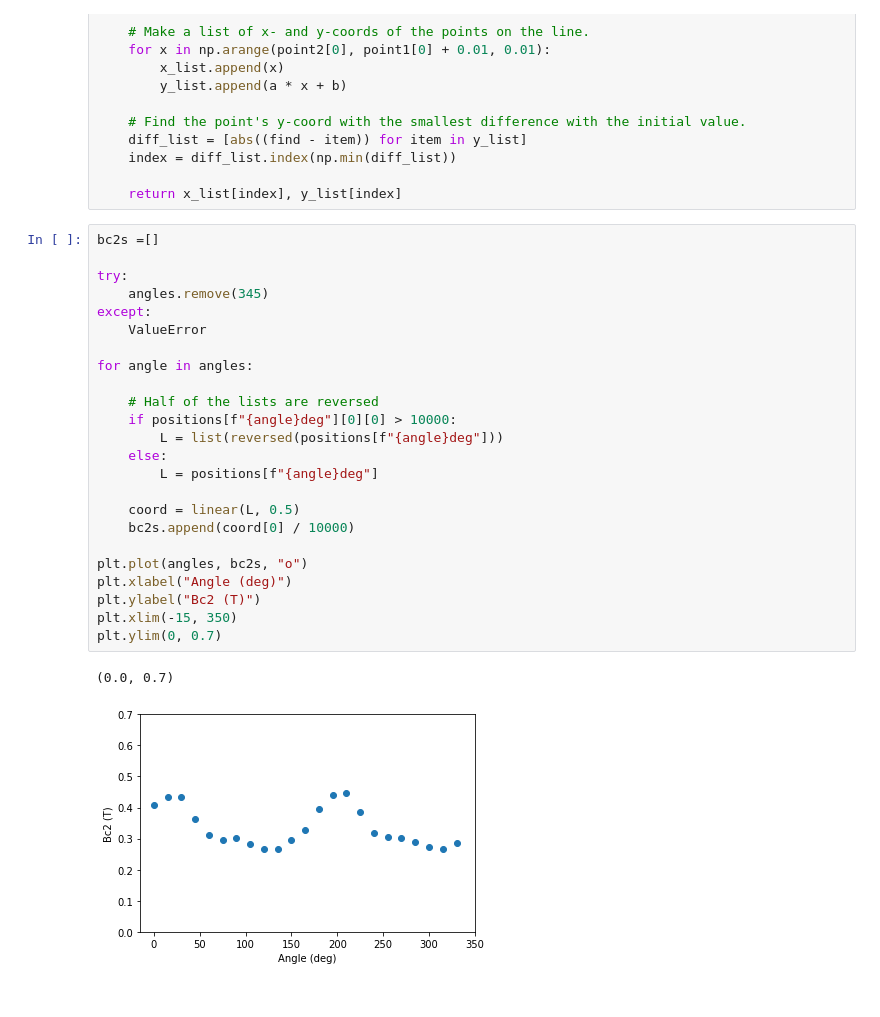
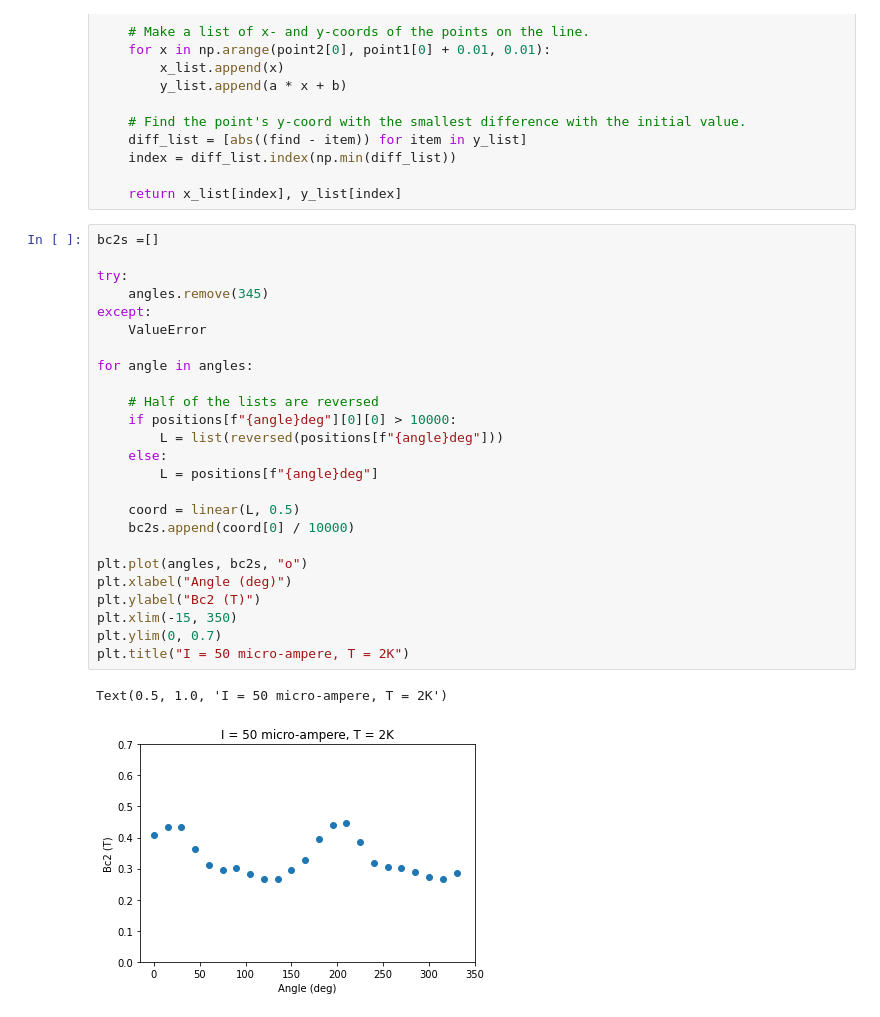
Before and after one commit to DerkNiessink/research-practicum, a Jupyter notebook: research.ipynb, the cells around one changed output. Drawn from its saved outputs; the diff is of its cells as text.

```diff
--- a/research.ipynb
+++ b/research.ipynb
@@ -301,27 +301,28 @@ def linear(data, percentage):
 # %%
 bc2s =[]
 
 try:
     angles.remove(345)
 except:
     ValueError
 
 for angle in angles:
 
     # Half of the lists are reversed
     if positions[f"{angle}deg"][0][0] > 10000:
         L = list(reversed(positions[f"{angle}deg"]))
     else:
         L = positions[f"{angle}deg"]
 
     coord = linear(L, 0.5)
     bc2s.append(coord[0] / 10000)
 
 plt.plot(angles, bc2s, "o")
 plt.xlabel("Angle (deg)")
 plt.ylabel("Bc2 (T)")
 plt.xlim(-15, 350)
 plt.ylim(0, 0.7)
+plt.title("I = 50 micro-ampere, T = 2K")
 # %% [output]
-(0.0, 0.7)
+Text(0.5, 1.0, 'I = 50 micro-ampere, T = 2K')
-[figure, old version]
+[figure, new version]
```
Also changed, not shown: parts of 2 cells of this notebook.
